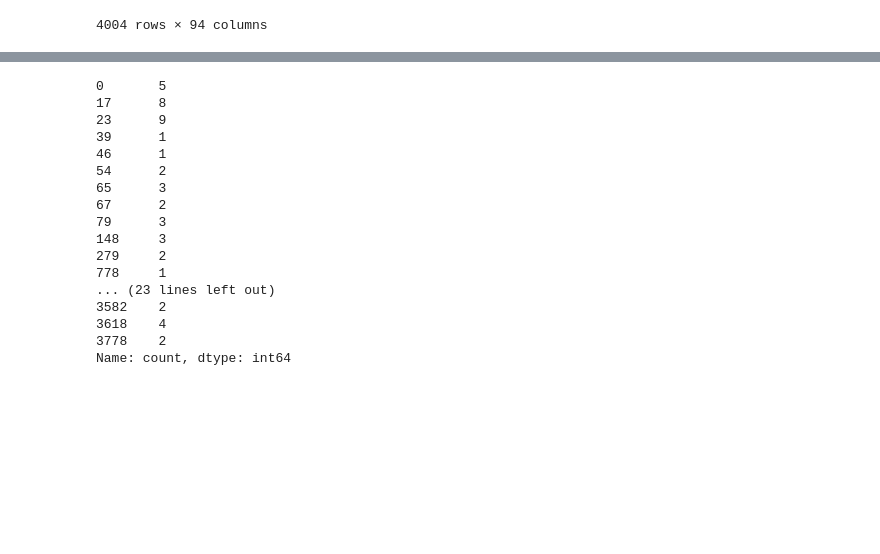
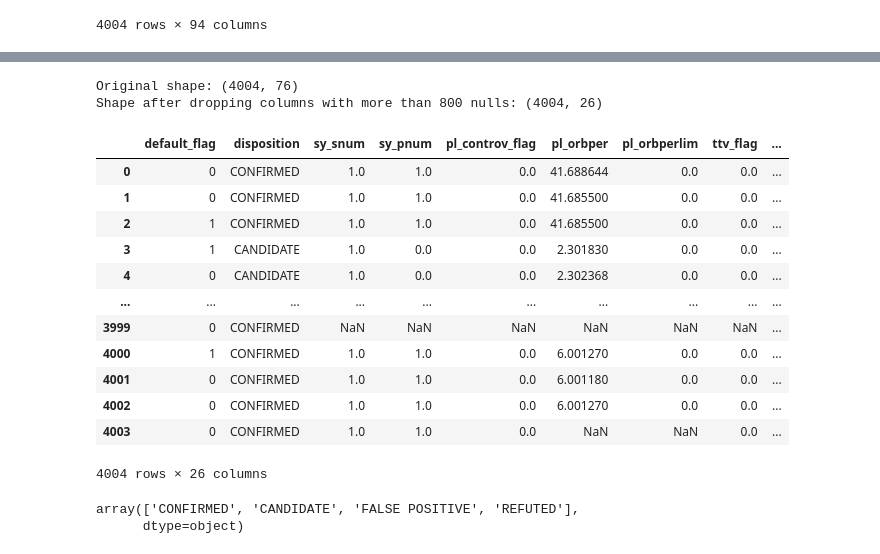
Before and after one commit to FriendyKiran/Exoplanet-Discovery-using-Machine-Learning, a Jupyter notebook: Exoplanents.ipynb, the cells around one changed output, grey strips where cells are left out. Saved outputs shown, nothing was run; the diff lists cells and outputs as text; code cells hidden in the pictures; blank space fills up the shorter version.

```diff
--- a/Exoplanents.ipynb
+++ b/Exoplanents.ipynb
@@ -705,0 +728,3 @@ k2_df
+# %%
+k2_df_cleaned = k2_df.drop(columns = ['pl_name','disc_year','hostname','disp_refname','discoverymethod','disc_facility','soltype', 'pl_refname', 'pl_bmassprov', 'st_refname', 'st_spectype', 'st_metratio', 'sy_refname', 'rastr', 'decstr', 'rowupdate', 'pl_pubdate', 'releasedate'])
+k2_df_cleaned.dtypes
@@ -731,25 +769,37 @@ releasedate       23
 3582: ['pl_orbeccen', 'pl_orbeccenlim']
 3618: ['pl_bmasseerr1', 'pl_bmasseerr2', 'pl_bmassjerr1', 'pl_bmassjerr2']
 3778: ['pl_orbeccenerr1', 'pl_orbeccenerr2']
-# %%
-null_counts = k2_df.isnull().sum()
-temp = null_counts.value_counts().sort_index()
-print(temp)
-# %% [output]
-0       5
-17      8
-23      9
-39      1
-46      1
-54      2
-65      3
-67      2
-79      3
-148     3
-279     2
-778     1
-... (23 lines left out)
-3582    2
-3618    4
-3778    2
-Name: count, dtype: int64
+# %%
+cols_to_drop = list(null_counts_k2[null_counts_k2 > 800].index)
+
+# cols_to_drop.extend(['toi','tid'])
+
+
+k2_df_cleaned2 = k2_df_cleaned.drop(columns=cols_to_drop)
+
+# Display the shape of the cleaned DataFrame to see the result
+print(f"Original shape: {k2_df_cleaned.shape}")
+print(f"Shape after dropping columns with more than 800 nulls: {k2_df_cleaned2.shape}")
+
+k2_df_cleaned2
+# %% [output]
+Original shape: (4004, 76)
+Shape after dropping columns with more than 800 nulls: (4004, 26)
+|  | default_flag | disposition | sy_snum | sy_pnum | pl_controv_flag | pl_orbper | pl_orbperlim | ttv_flag | ... |
+| 0 | 0 | CONFIRMED | 1.0 | 1.0 | 0.0 | 41.688644 | 0.0 | 0.0 | ... |
+| 1 | 0 | CONFIRMED | 1.0 | 1.0 | 0.0 | 41.685500 | 0.0 | 0.0 | ... |
+| 2 | 1 | CONFIRMED | 1.0 | 1.0 | 0.0 | 41.685500 | 0.0 | 0.0 | ... |
+| 3 | 1 | CANDIDATE | 1.0 | 0.0 | 0.0 | 2.301830 | 0.0 | 0.0 | ... |
+| 4 | 0 | CANDIDATE | 1.0 | 0.0 | 0.0 | 2.302368 | 0.0 | 0.0 | ... |
+| ... | ... | ... | ... | ... | ... | ... | ... | ... | ... |
+| 3999 | 0 | CONFIRMED | NaN | NaN | NaN | NaN | NaN | NaN | ... |
+| 4000 | 1 | CONFIRMED | 1.0 | 1.0 | 0.0 | 6.001270 | 0.0 | 0.0 | ... |
+| 4001 | 0 | CONFIRMED | 1.0 | 1.0 | 0.0 | 6.001180 | 0.0 | 0.0 | ... |
+| 4002 | 0 | CONFIRMED | 1.0 | 1.0 | 0.0 | 6.001270 | 0.0 | 0.0 | ... |
+| 4003 | 0 | CONFIRMED | 1.0 | 1.0 | 0.0 | NaN | NaN | 0.0 | ... |
+4004 rows × 26 columns
+# %%
+k2_df_cleaned['disposition'].unique()
+# %% [output]
+array(['CONFIRMED', 'CANDIDATE', 'FALSE POSITIVE', 'REFUTED'],
+      dtype=object)
```
Also changed, not shown: parts of 12 cells of this notebook, 1 other file.
